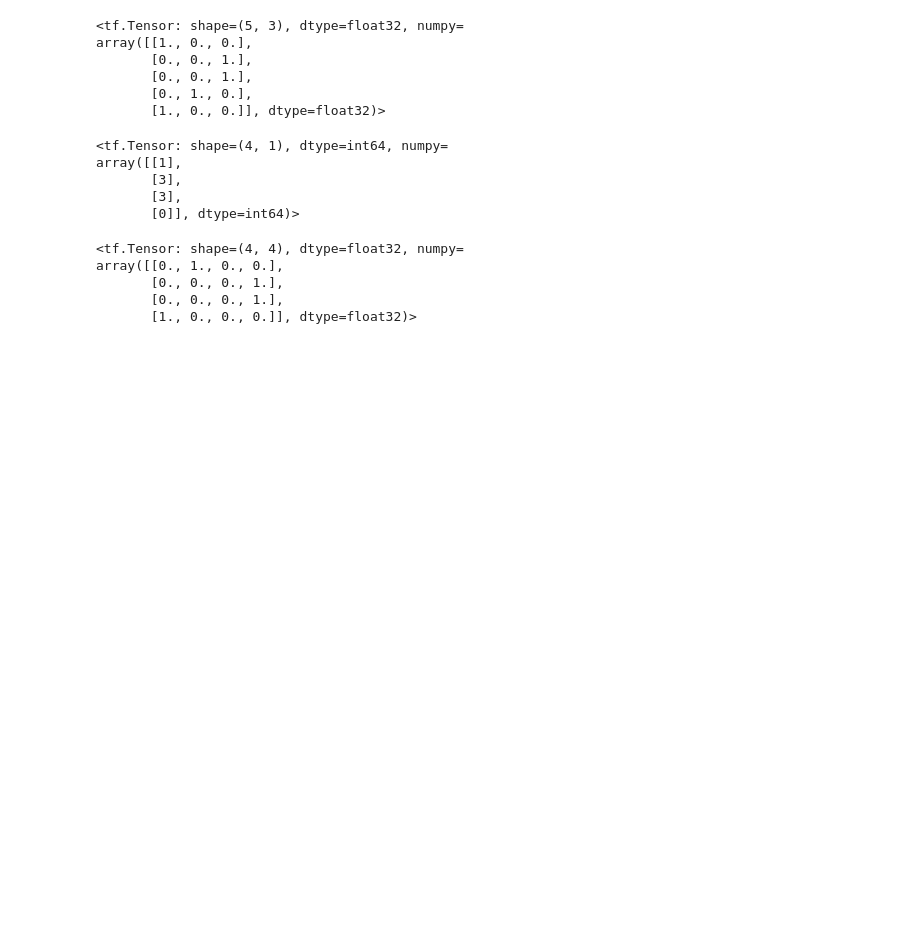
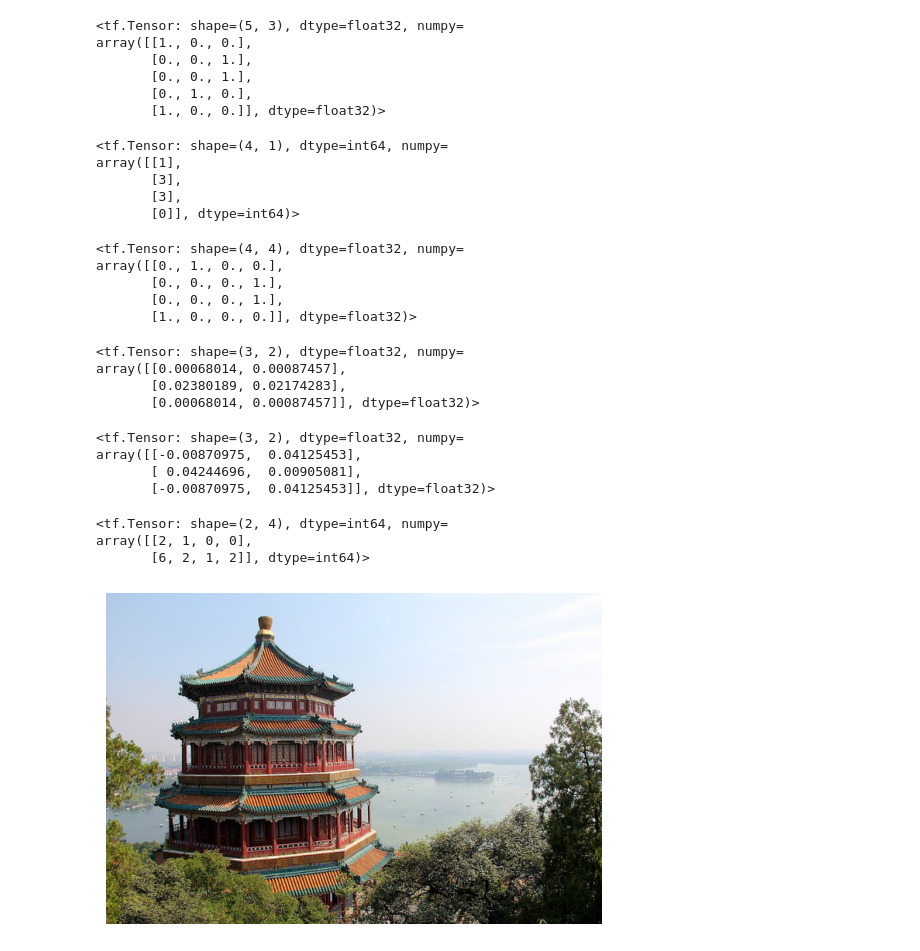
Before and after one commit to mattreu/ml_tests, a Jupyter notebook: tf/data_preprocessing.ipynb, the cells around one changed output. Drawn from its saved outputs; the diff is of its cells as text; code cells hidden in the pictures; blank space fills up the shorter version.

Commit message:
embedding, text vectorization, image preprocessing

```diff
--- a/tf/data_preprocessing.ipynb
+++ b/tf/data_preprocessing.ipynb
@@ -278,3 +280,50 @@ array([[0., 1., 0., 0.],
        [0., 0., 0., 1.],
        [0., 0., 0., 1.],
        [1., 0., 0., 0.]], dtype=float32)>
+# %%
+# embedding layer
+# layer learns during learning phase - representation learning
+tf.random.set_seed(42)
+embedding_layer = tf.keras.layers.Embedding(input_dim=5, output_dim=2)
+embedding_layer(np.array([2, 4, 2]))
+# %% [output]
+<tf.Tensor: shape=(3, 2), dtype=float32, numpy=
+array([[0.00068014, 0.00087457],
+       [0.02380189, 0.02174283],
+       [0.00068014, 0.00087457]], dtype=float32)>
+# %%
+ocean_prox = ['<1H OCEAN', 'INLAND', 'NEAR OCEAN', 'NEAR BAY', 'ISLAND']
+str_lookup_layer = tf.keras.layers.StringLookup()
+str_lookup_layer.adapt(ocean_prox)
+lookup_and_embed = tf.keras.Sequential([
+    tf.keras.layers.InputLayer([], dtype=tf.string),
+    str_lookup_layer,
+    tf.keras.layers.Embedding(input_dim=str_lookup_layer.vocabulary_size(), output_dim=2)
+])
+lookup_and_embed(np.array(['<1H OCEAN', 'ISLAND', '<1H OCEAN']))
+# %% [output]
+<tf.Tensor: shape=(3, 2), dtype=float32, numpy=
+array([[-0.00870975,  0.04125453],
+       [ 0.04244696,  0.00905081],
+       [-0.00870975,  0.04125453]], dtype=float32)>
+# %%
+# text vectorization
+train_data = ['To be', '!(to be)', "That's the question", 'Be, be, be.']
+text_vec_layer = tf.keras.layers.TextVectorization()
+text_vec_layer.adapt(train_data)
+text_vec_layer(['Be good!', 'Question: be or be?'])
+# %% [output]
+<tf.Tensor: shape=(2, 4), dtype=int64, numpy=
+array([[2, 1, 0, 0],
+       [6, 2, 1, 2]], dtype=int64)>
+# %%
+# sample image preprocessing
+images = load_sample_images()['images']
+crop_image_layer = tf.keras.layers.CenterCrop(height=100, width=100)
+cropped_images = crop_image_layer(images)
+# %%
+plt.imshow(images[0])
+plt.axis('off')
+plt.show()
+# %% [output]
+[figure, added]
```
Also changed, not shown: parts of 2 cells of this notebook.
